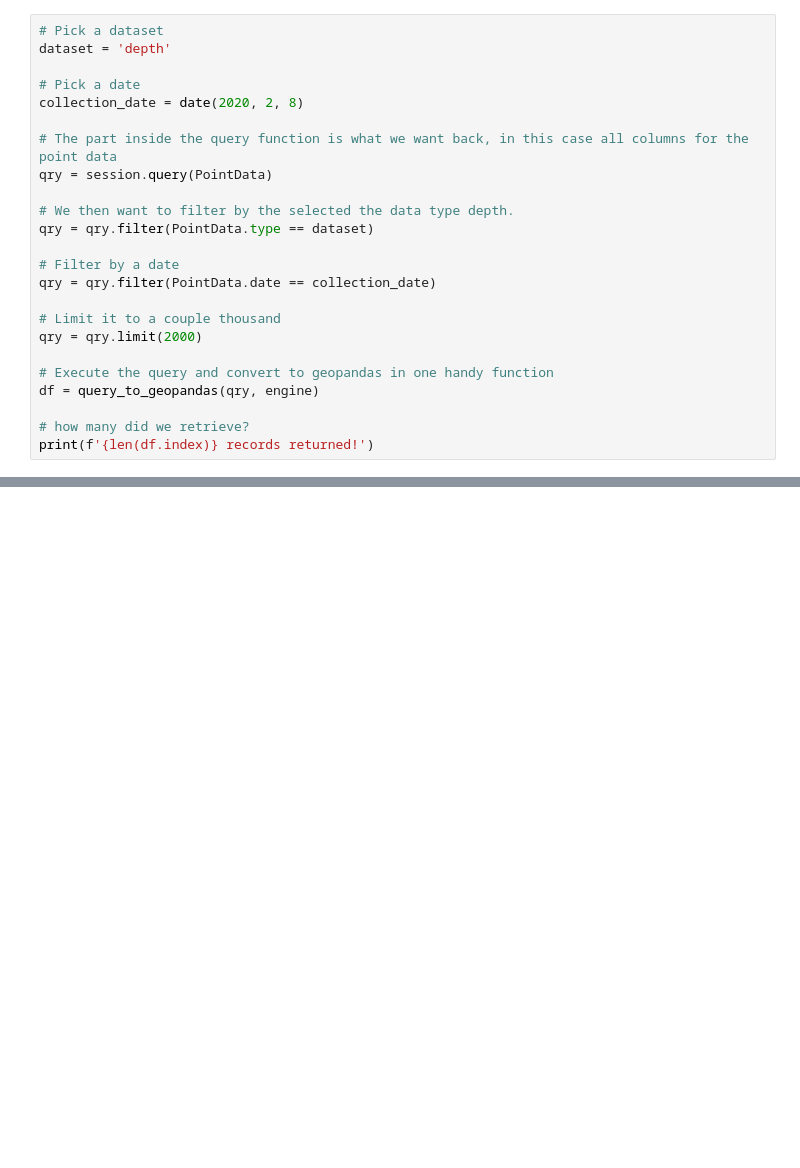
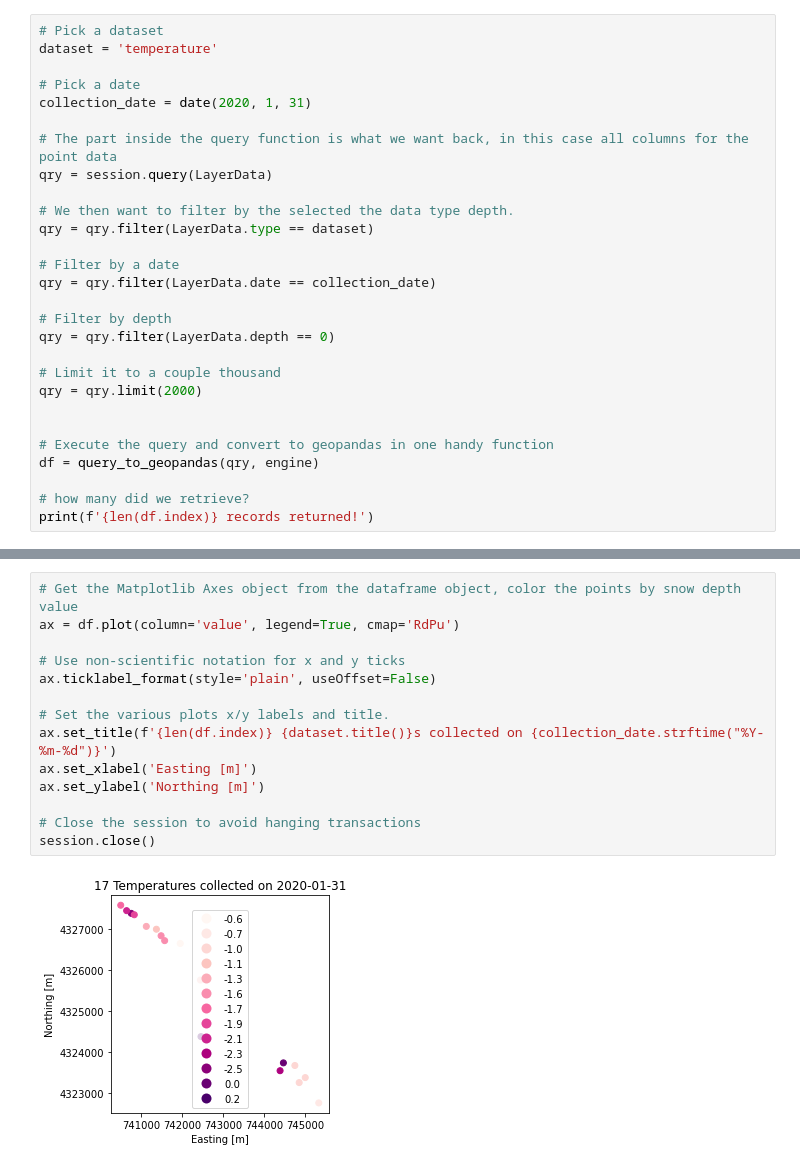
Before and after one commit to snowex-hackweek/hot-pow, a Jupyter notebook: contributors/Jeremy_Johnston/QueryPractice.ipynb, the cells around one changed output, grey strips where cells are left out. Cells and saved outputs as stored; diff of their text form; blank space fills up the shorter version.

Commit message:
Practice with querying snowpit data

```diff
--- a/contributors/Jeremy_Johnston/QueryPractice.ipynb
+++ b/contributors/Jeremy_Johnston/QueryPractice.ipynb
@@ -18,22 +18,26 @@ db_name = 'snow:hackweek@52.32.183.144/snowex'
 engine, session = get_db(db_name)
 # %%
 # Pick a dataset
-dataset = 'depth'
+dataset = 'temperature'
 
 # Pick a date
-collection_date = date(2020, 2, 8)
+collection_date = date(2020, 1, 31)
 
 # The part inside the query function is what we want back, in this case all columns for the point data
-qry = session.query(PointData)
+qry = session.query(LayerData)
 
 # We then want to filter by the selected the data type depth.
-qry = qry.filter(PointData.type == dataset)
+qry = qry.filter(LayerData.type == dataset)
 
 # Filter by a date
-qry = qry.filter(PointData.date == collection_date)
+qry = qry.filter(LayerData.date == collection_date)
+
+# Filter by depth
+qry = qry.filter(LayerData.depth == 0)
 
 # Limit it to a couple thousand
 qry = qry.limit(2000)
+
 
 # Execute the query and convert to geopandas in one handy function
 df = query_to_geopandas(qry, engine)
@@ -44,0 +71,16 @@ print(f'{len(df.index)} records returned!')
+# %%
+# Get the Matplotlib Axes object from the dataframe object, color the points by snow depth value
+ax = df.plot(column='value', legend=True, cmap='RdPu')
+
+# Use non-scientific notation for x and y ticks
+ax.ticklabel_format(style='plain', useOffset=False)
+
+# Set the various plots x/y labels and title.
+ax.set_title(f'{len(df.index)} {dataset.title()}s collected on {collection_date.strftime("%Y-%m-%d")}')
+ax.set_xlabel('Easting [m]')
+ax.set_ylabel('Northing [m]')
+
+# Close the session to avoid hanging transactions
+session.close()
+# %% [output]
+[figure, added]
```
Also changed, not shown: parts of 3 cells of this notebook.
